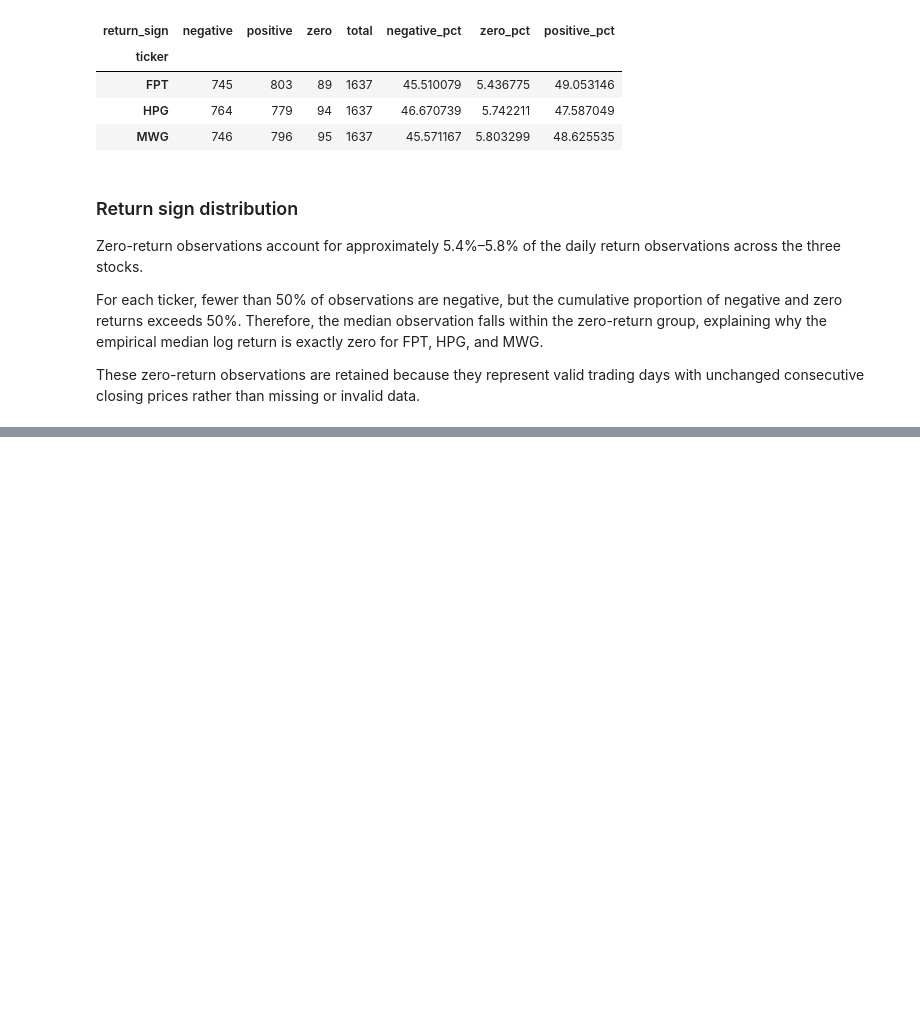
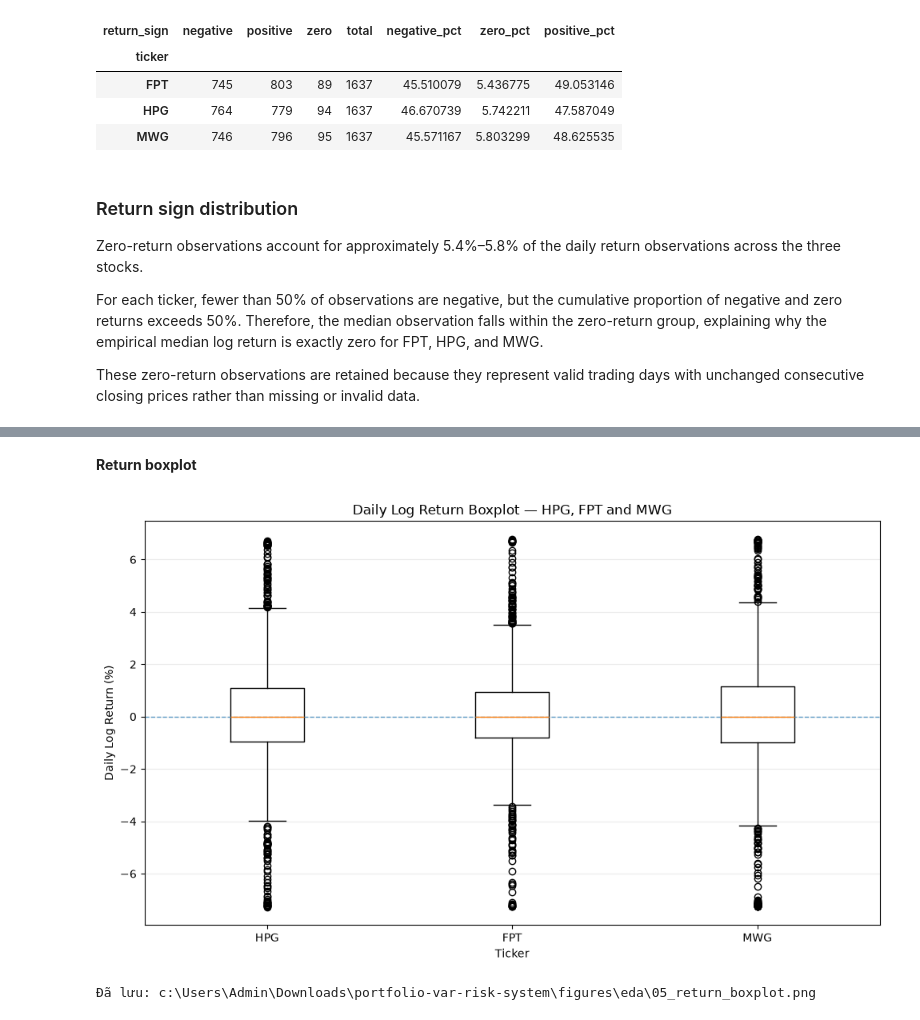
Before and after one commit to hthregx/portfolio-var-risk-system, a Jupyter notebook: notebooks/01_eda.ipynb, the cells around one changed output, grey strips where cells are left out. Saved outputs shown, nothing was run; the diff lists cells and outputs as text; code cells hidden in the pictures; blank space fills up the shorter version.

Commit message:
fix: consolidate risk analysis into final EDA notebook

```diff
--- a/notebooks/01_eda.ipynb
+++ b/notebooks/01_eda.ipynb
@@ -932,0 +1133,17 @@ These zero-return observations are retained because they represent valid trading
+# %%
+for ticker in TICKERS:
+    print(
+        f"\n{ticker}: "
+        f"{len(extreme_observations[ticker])} "
+        "quan sát vượt ngưỡng IQR"
+    )
+
+    display(
+        extreme_observations[ticker][
+            [
+                "date",
+                "close",
+                "return_pct",
+            ]
+        ].head(15)
+    )
@@ -932,0 +1202,60 @@ These zero-return observations are retained because they represent valid trading
+# %% [markdown]
+**Return boxplot**
+# %%
+fig, ax = plt.subplots(
+    figsize=(10, 6),
+)
+
+boxplot_values = [
+    (
+        returns_data
+        .loc[
+            returns_data["ticker"] == ticker,
+            "log_return",
+        ]
+        .dropna()
+        .to_numpy()
+        * 100
+    )
+    for ticker in TICKERS
+]
+
+ax.boxplot(
+    boxplot_values,
+    tick_labels=TICKERS,
+    showfliers=True,
+)
+
+ax.axhline(
+    y=0,
+    linestyle="--",
+    linewidth=1,
+    alpha=0.7,
+)
+
+ax.set_title(
+    "Daily Log Return Boxplot — HPG, FPT and MWG"
+)
+
+ax.set_xlabel("Ticker")
+ax.set_ylabel("Daily Log Return (%)")
+ax.grid(axis="y", alpha=0.25)
+
+fig.tight_layout()
+
+boxplot_path = (
+    FIGURE_DIR / "05_return_boxplot.png"
+)
+
+fig.savefig(
+    boxplot_path,
+    dpi=300,
+    bbox_inches="tight",
+)
+
+plt.show()
+
+print("Đã lưu:", boxplot_path)
+# %% [output]
+[figure, added]
+Đã lưu: c:\Users\Admin\Downloads\portfolio-var-risk-system\figures\eda\05_return_boxplot.png
```
Also changed, not shown: parts of 38 cells of this notebook.
